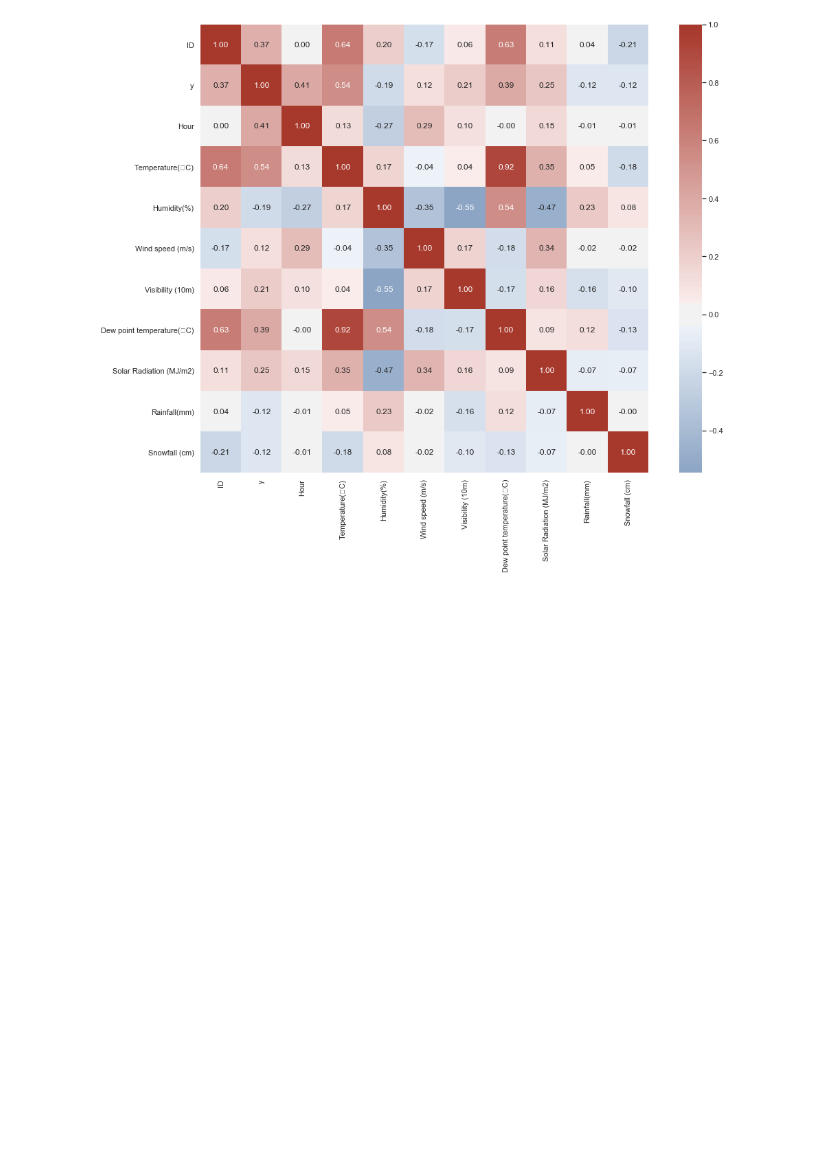
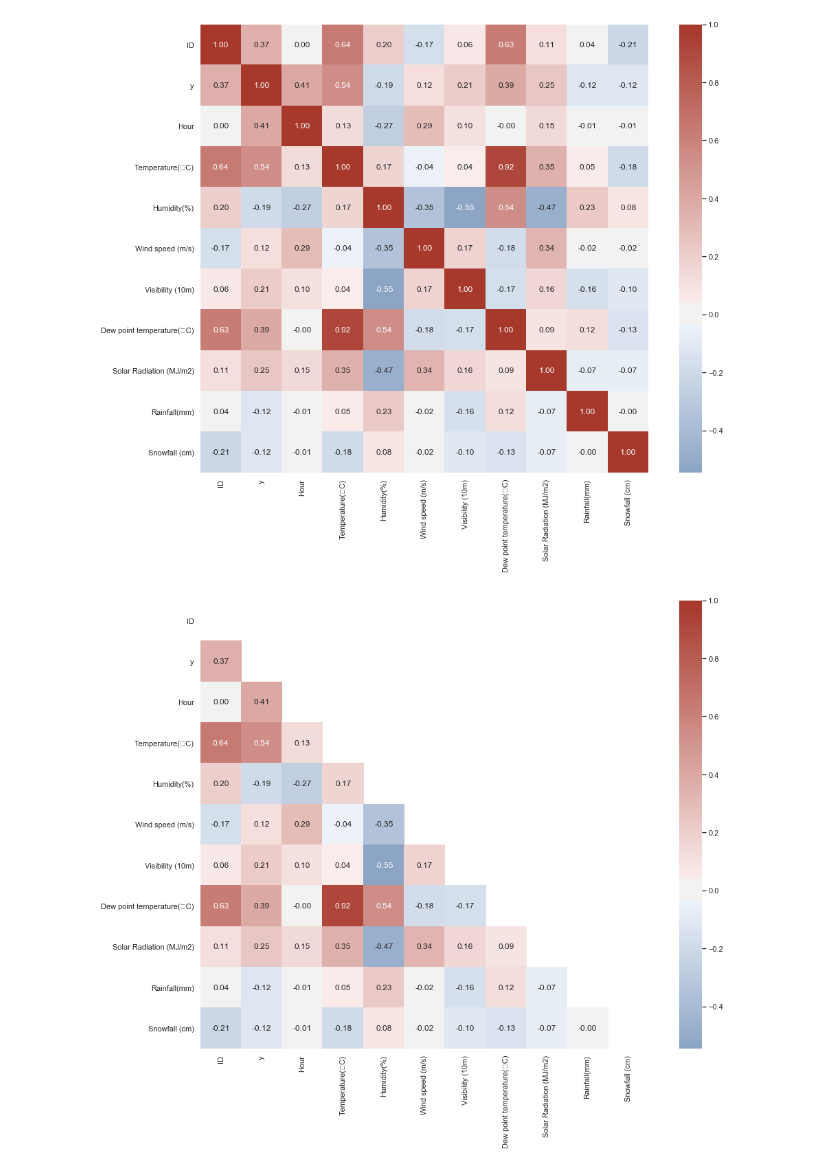
Before and after one commit to witttingtorch/THIRTY-MINUTES-DATA-ML, a Jupyter notebook: bike.ipynb, the cells around one changed output. Cells and saved outputs as stored; diff of their text form; code cells hidden in the pictures; blank space fills up the shorter version.

```diff
--- a/bike.ipynb
+++ b/bike.ipynb
@@ -156,3 +155,12 @@ cmap=sns.diverging_palette(250,15,s=75,l=40,center="light",as_cmap=True)
 _=sns.heatmap(matrix,center=0,annot=True,fmt='.2f',square=True,cmap=cmap)
 # %% [output]
 [figure]
+# %%
+plt.figure(figsize=(16,12))
+matrix=data.corr(method='pearson')
+#customized diverging palette
+mask=np.triu(np.ones_like(matrix,dtype=bool))
+cmap=sns.diverging_palette(250,15,s=75,l=40,center="light",as_cmap=True)
+_=sns.heatmap(matrix,mask=mask,center=0,annot=True,fmt='.2f',square=True,cmap=cmap)
+# %% [output]
+[figure, added]
```
Also changed, not shown: parts of 3 cells of this notebook.
